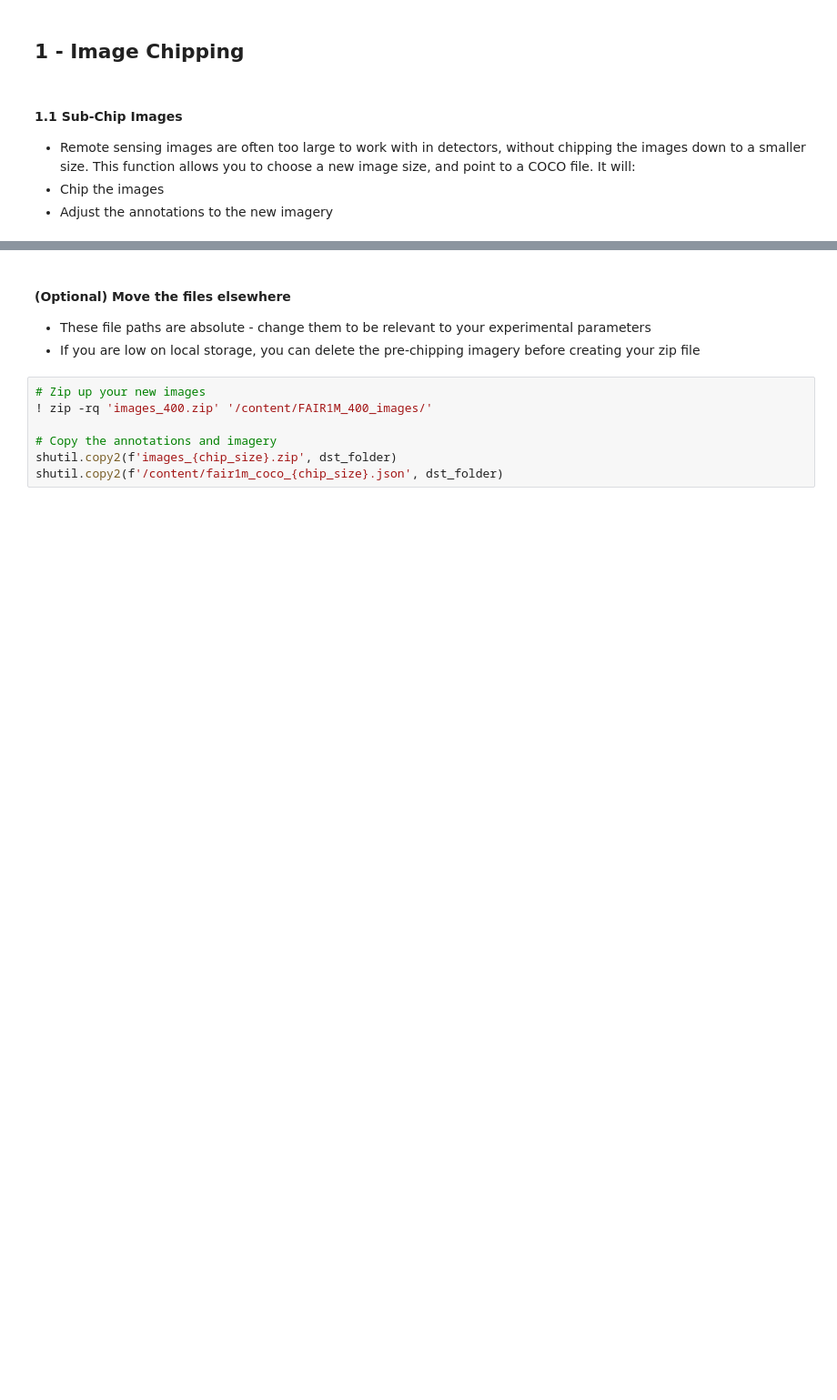
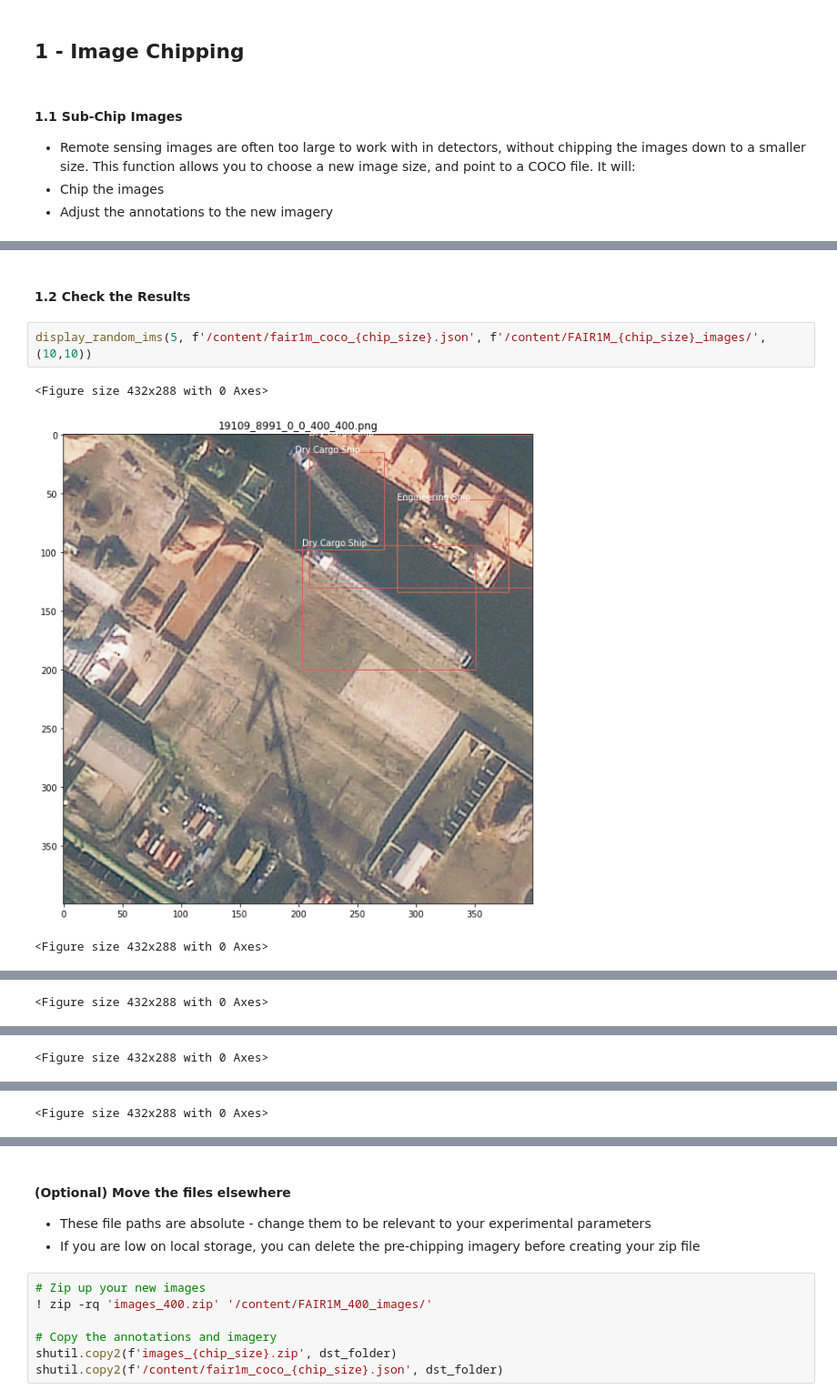
Before and after one commit to lawsonk16/Remote-Sensing-Datasets, a Jupyter notebook: Experimental_Preparation.ipynb, the cells around one changed output, grey strips where cells are left out. Shown at 91% size. Saved outputs shown, nothing was run; the diff lists cells and outputs as text; blank space fills up the shorter version.

```diff
--- a/Experimental_Preparation.ipynb
+++ b/Experimental_Preparation.ipynb
@@ -82,0 +83,8 @@ subchip_images(json_path, images, new_image_folder, chip_size)
+# %% [markdown]
+#### 1.2 Check the Results
+# %%
+display_random_ims(5, f'/content/fair1m_coco_{chip_size}.json', f'/content/FAIR1M_{chip_size}_images/', (10,10))
+# %% [output]
+<Figure size 432x288 with 0 Axes>
+[figure, added]
+<Figure size 432x288 with 0 Axes>
@@ -82,0 +92 @@ subchip_images(json_path, images, new_image_folder, chip_size)
+<Figure size 432x288 with 0 Axes>
@@ -82,0 +94 @@ subchip_images(json_path, images, new_image_folder, chip_size)
+<Figure size 432x288 with 0 Axes>
@@ -82,0 +96 @@ subchip_images(json_path, images, new_image_folder, chip_size)
+<Figure size 432x288 with 0 Axes>
```
Also changed, not shown: parts of 4 cells of this notebook.
